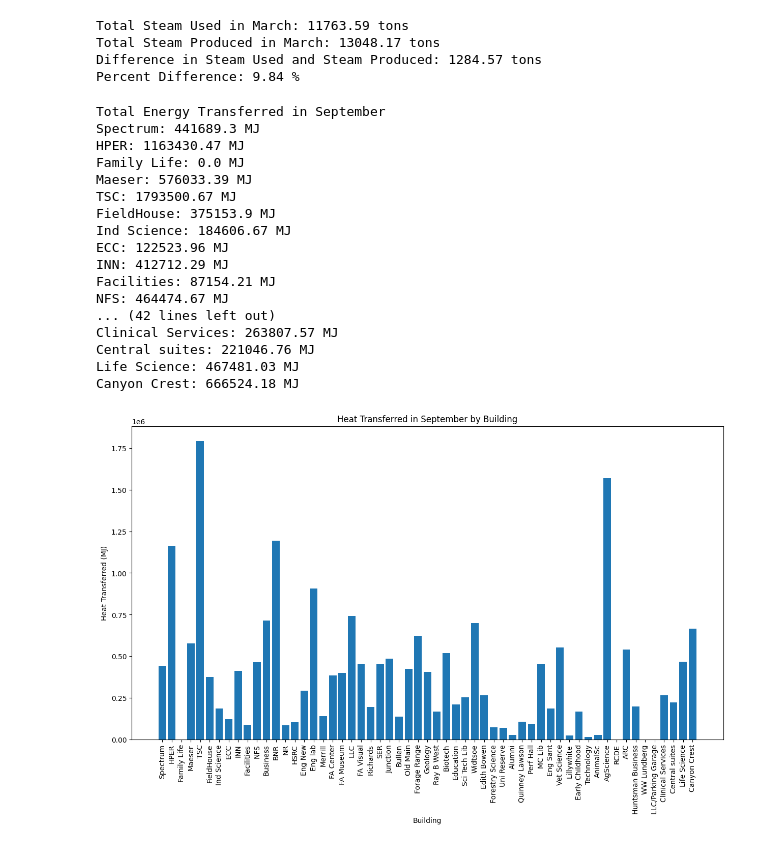
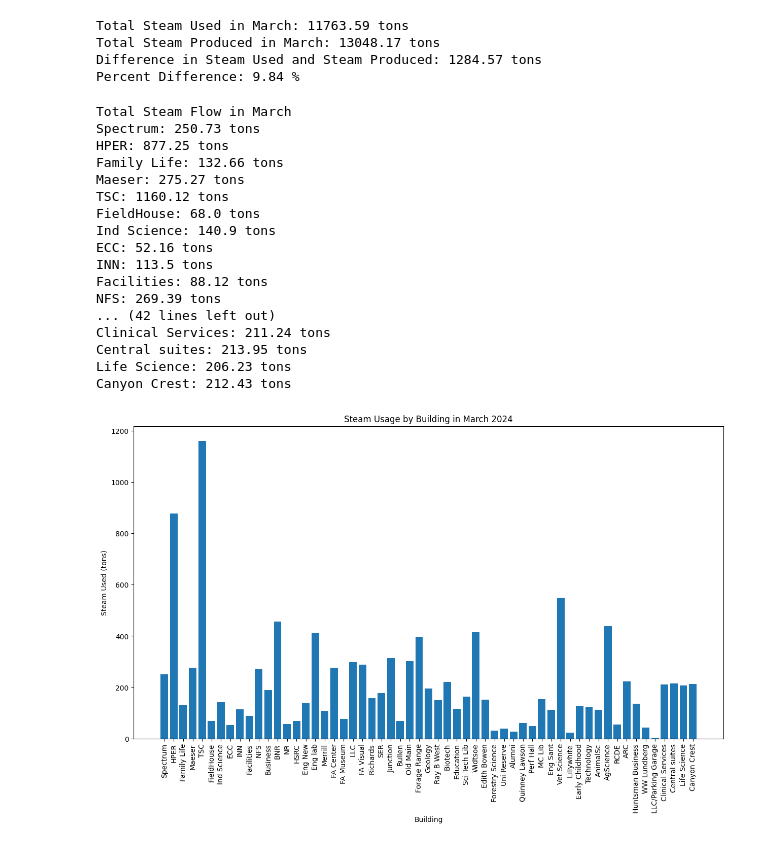
Before and after one commit to Jagardiner97/Campus-Steam-Distribution, a Jupyter notebook: steam-distribution.ipynb, the cells around one changed output. Saved outputs shown, nothing was run; the diff lists cells and outputs as text; code cells hidden in the pictures.

```diff
--- a/steam-distribution.ipynb
+++ b/steam-distribution.ipynb
@@ -111,7 +111,7 @@ times = cleaned_plant_data['Hour'][start_index:end_index].values
 steam_flows = cleaned_plant_data['Steam Flow'][start_index:end_index].values
 m_dot_steam = []
 for i in range(len(steam_flows)):
-    m_dot_steam.append(round(steam_flows[i] / 1000, 3))
+    m_dot_steam.append(round(steam_flows[i] / 2000, 3))
 
 # Grab the outside air temperature data for the most recent full day
 air_temps = cleaned_plant_data['Air Temp'][start_index:end_index].values
@@ -170,53 +171,44 @@ enthalpy_sw_atm = 418.99
 def heat_transferred(m_dot, h1, h2):
     return round(m_dot * (h2 - h1), 2)
 # %%
-# Plot heat transferred to each building in September
-september_steam = steam_usage['Sep-24'].values
+# Plot heat transferred to each building in a given month
+month = 'Mar-24'
+month_name = 'March'
+monthly_steam = steam_usage[f'{month}'].values
 buildings = steam_usage['Building'].values
-september_steam = [round(float(value), 2) for value in september_steam]
-september_heat = []
-for i in range(len(september_steam)):
-    september_heat.append(heat_transferred(september_steam[i], enthalpy_sw_atm, enthalpy_ss_90))
-
-# Aggregate the heat transferred to the TSC across the two valves
-tsc_total_steam = 0
-tsc_total_heat = 0
 
 # Print the results for all buildings
-print("Total Energy Transferred in September")
-cleaned_buildings = []
-cleaned_heat = []
+print(f"Total Steam Flow in {month_name}")
 for i in range(len(buildings)):
-    print(buildings[i] + ': ' + str(round(september_heat[i]/1000, 2)) + ' MJ')
-    cleaned_buildings.append(buildings[i])
-    cleaned_heat.append(september_heat[i])
+    print(buildings[i] + ': ' + str(round(monthly_steam[i]/2000, 2)) + ' tons')
 
+# Display the plot
 plt.figure(figsize=(15, 8))
-plt.bar(cleaned_buildings, [heat / 1000 for heat in cleaned_heat])
+plt.bar(buildings, [steam / 2000 for steam in monthly_steam])
 plt.xlabel('Building')
-plt.ylabel('Heat Transferred (MJ)')
-plt.title('Heat Transferred in September by Building')
+plt.ylabel('Steam Used (tons)')
+plt.title(f'Steam Usage by Building in {month_name} 2024')
 plt.xticks(rotation=90)
 plt.show()
 # %% [output]
-Total Energy Transferred in September
-Spectrum: 441689.3 MJ
-HPER: 1163430.47 MJ
-Family Life: 0.0 MJ
-Maeser: 576033.39 MJ
-TSC: 1793500.67 MJ
-FieldHouse: 375153.9 MJ
-Ind Science: 184606.67 MJ
-ECC: 122523.96 MJ
-INN: 412712.29 MJ
-Facilities: 87154.21 MJ
-NFS: 464474.67 MJ
+Total Steam Flow in March
+Spectrum: 250.73 tons
+HPER: 877.25 tons
+Family Life: 132.66 tons
+Maeser: 275.27 tons
+TSC: 1160.12 tons
+FieldHouse: 68.0 tons
+Ind Science: 140.9 tons
+ECC: 52.16 tons
+INN: 113.5 tons
+Facilities: 88.12 tons
+NFS: 269.39 tons
 ... (42 lines left out)
-Clinical Services: 263807.57 MJ
-Central suites: 221046.76 MJ
-Life Science: 467481.03 MJ
-Canyon Crest: 666524.18 MJ
+Clinical Services: 211.24 tons
+Central suites: 213.95 tons
+Life Science: 206.23 tons
+Canyon Crest: 212.43 tons
-[figure, old version]
+[figure, new version]
 # %%
 # Get steam usage ratios
 steam_usage_ratios = []
```
Also changed, not shown: parts of 9 cells of this notebook.
